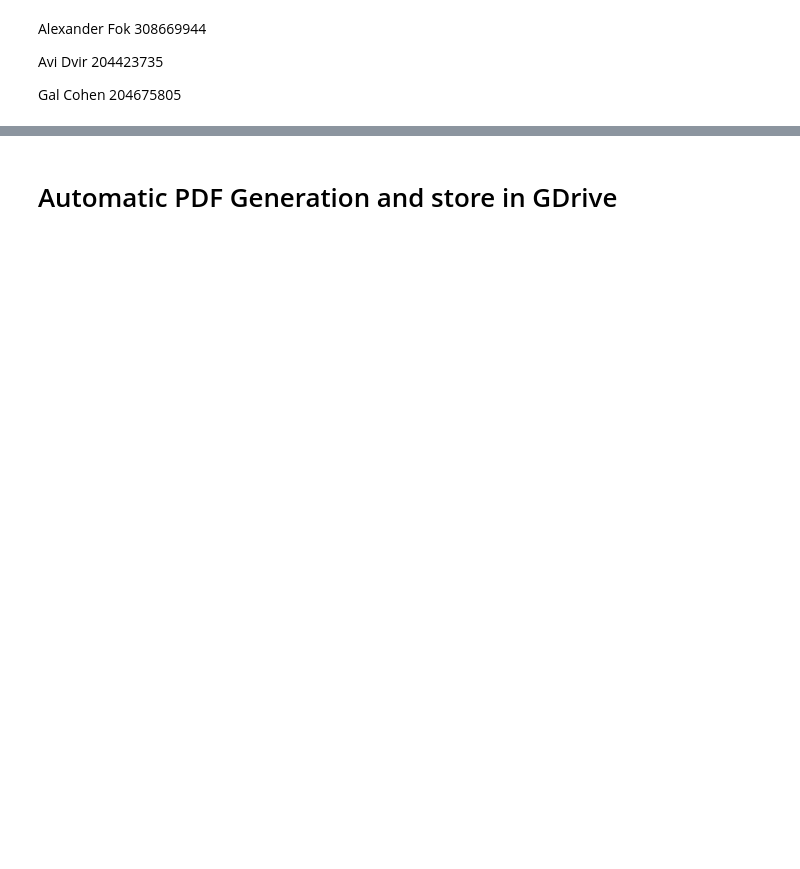
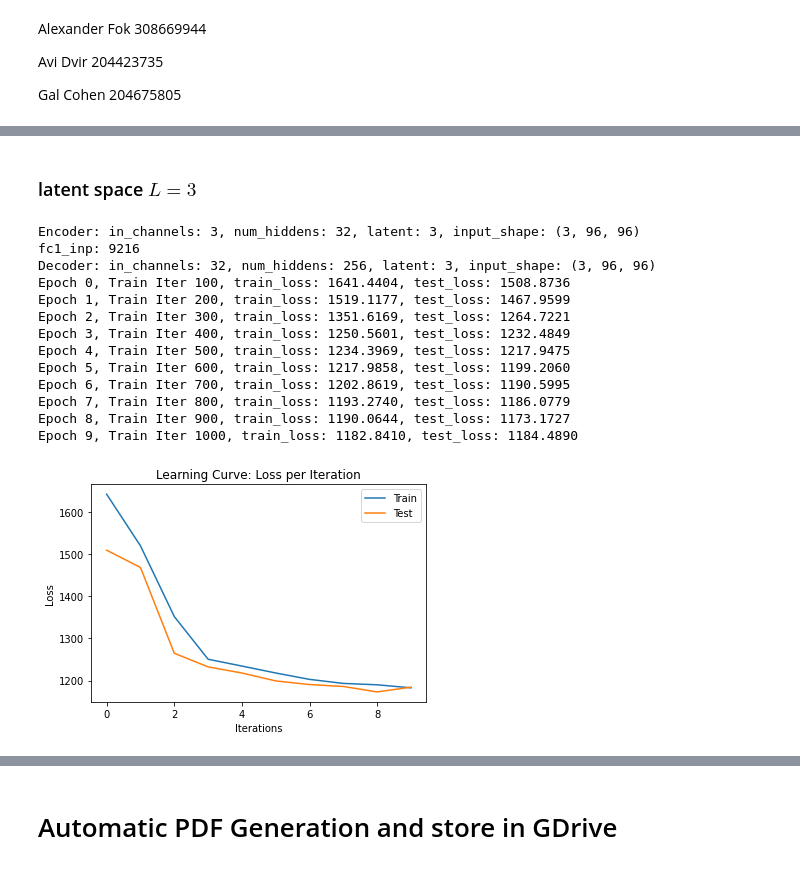
Before and after one commit to alexfok/IntroDeepLearning2022, a Jupyter notebook: IDL_Project_v1.ipynb, the cells around one changed output, grey strips where cells are left out. Drawn from its saved outputs; the diff is of its cells as text; code cells hidden in the pictures; blank space fills up the shorter version.

```diff
--- a/IDL_Project_v1.ipynb
+++ b/IDL_Project_v1.ipynb
@@ -830,0 +1058,14 @@ get_correct_incorrect_pairs(test_m_data, 'Man')
+# %%
+#def plot_learning_curve(iters, losses, epocs_vec, train_accs_pos, train_accs_neg, val_accs_pos, val_accs_neg):
+def plot_learning_curve(train_iters, test_iters, train_losses, test_losses, epocs_vec):
+    """
+    Plot the learning curve.
+    """
+    plt.title("Learning Curve: Loss per Iteration")
+    plt.plot(epocs_vec, train_losses, label="Train")
+
+    plt.plot(epocs_vec, test_losses, label="Test")
+    plt.xlabel("Iterations")
+    plt.ylabel("Loss")
+    plt.legend(loc='best')
+    plt.show()
@@ -830,0 +1175,66 @@ get_correct_incorrect_pairs(test_m_data, 'Man')
+# %% [markdown]
+### latent space $L = 3$
+# %%
+# Your Code Goes Here
+def train_stl10_toy():
+  learning_rate = 2e-3
+  batch_size = 50
+  num_epochs = 10
+  #dataset_size = 30000 # How many data samples to use for training, 30,000 should be enough.
+  dataset_size = 600 # How many data samples to use for training, 30,000 should be enough.
+  train_dataset_size = stl10_train_split.shape[0]
+  test_dataset_size = stl10_test_split.shape[0]
+  #train_dataset_size = 3000
+  #test_dataset_size = 1000
+
+  #VAE Class inputs:
+  enc_in_chnl = 3
+  enc_num_hidden = 32
+  dec_in_chnl = 32
+  dec_num_hidden = 256
+  latent1 = 3
+
+  #mnist_test_split, mnist_train_split = None, None
+  #stl10_test_split, stl10_train_split = None, None
+
+  # Train STL10
+  # set STL10 image size
+  # image shape
+  #HEIGHT = 96
+  #WIDTH = 96
+  #DEPTH = 3
+  image_shape = (3, 96, 96)
+  # resize the images
+
+
+  train_loader = torch.utils.data.DataLoader(stl10_train_split, batch_size=batch_size, shuffle=True)
+  test_loader = torch.utils.data.DataLoader(stl10_test_split, batch_size=batch_size, shuffle=True)
+
+  model_1 = VAE(enc_in_chnl, enc_num_hidden, dec_in_chnl, dec_num_hidden, latent1, input_shape=image_shape)
+  model_1.to(dev)
+  model_1.weight_init(mean=0, std=0.02)
+  train_iters, test_iters, train_losses, test_losses, epocs_vec, x_recon, img = train('STL10',
+      model_1, train_loader, test_loader, num_epochs,
+      learning_rate, batch_size, train_dataset_size, test_dataset_size)
+  plot_learning_curve(train_iters, test_iters, train_losses, test_losses, epocs_vec)
+  return model_1, x_recon, img
+
+DEBUG = False
+DEBUG_NN = False
+
+model_1, x_recon_stl10, img_stl10 = train_stl10_toy()
+# %% [output]
+Encoder: in_channels: 3, num_hiddens: 32, latent: 3, input_shape: (3, 96, 96)
+fc1_inp: 9216
+Decoder: in_channels: 32, num_hiddens: 256, latent: 3, input_shape: (3, 96, 96)
+Epoch 0, Train Iter 100, train_loss: 1641.4404, test_loss: 1508.8736
+Epoch 1, Train Iter 200, train_loss: 1519.1177, test_loss: 1467.9599
+Epoch 2, Train Iter 300, train_loss: 1351.6169, test_loss: 1264.7221
+Epoch 3, Train Iter 400, train_loss: 1250.5601, test_loss: 1232.4849
+Epoch 4, Train Iter 500, train_loss: 1234.3969, test_loss: 1217.9475
+Epoch 5, Train Iter 600, train_loss: 1217.9858, test_loss: 1199.2060
+Epoch 6, Train Iter 700, train_loss: 1202.8619, test_loss: 1190.5995
+Epoch 7, Train Iter 800, train_loss: 1193.2740, test_loss: 1186.0779
+Epoch 8, Train Iter 900, train_loss: 1190.0644, test_loss: 1173.1727
+Epoch 9, Train Iter 1000, train_loss: 1182.8410, test_loss: 1184.4890
+[figure, added]
```
Also changed, not shown: parts of 114 cells of this notebook.
